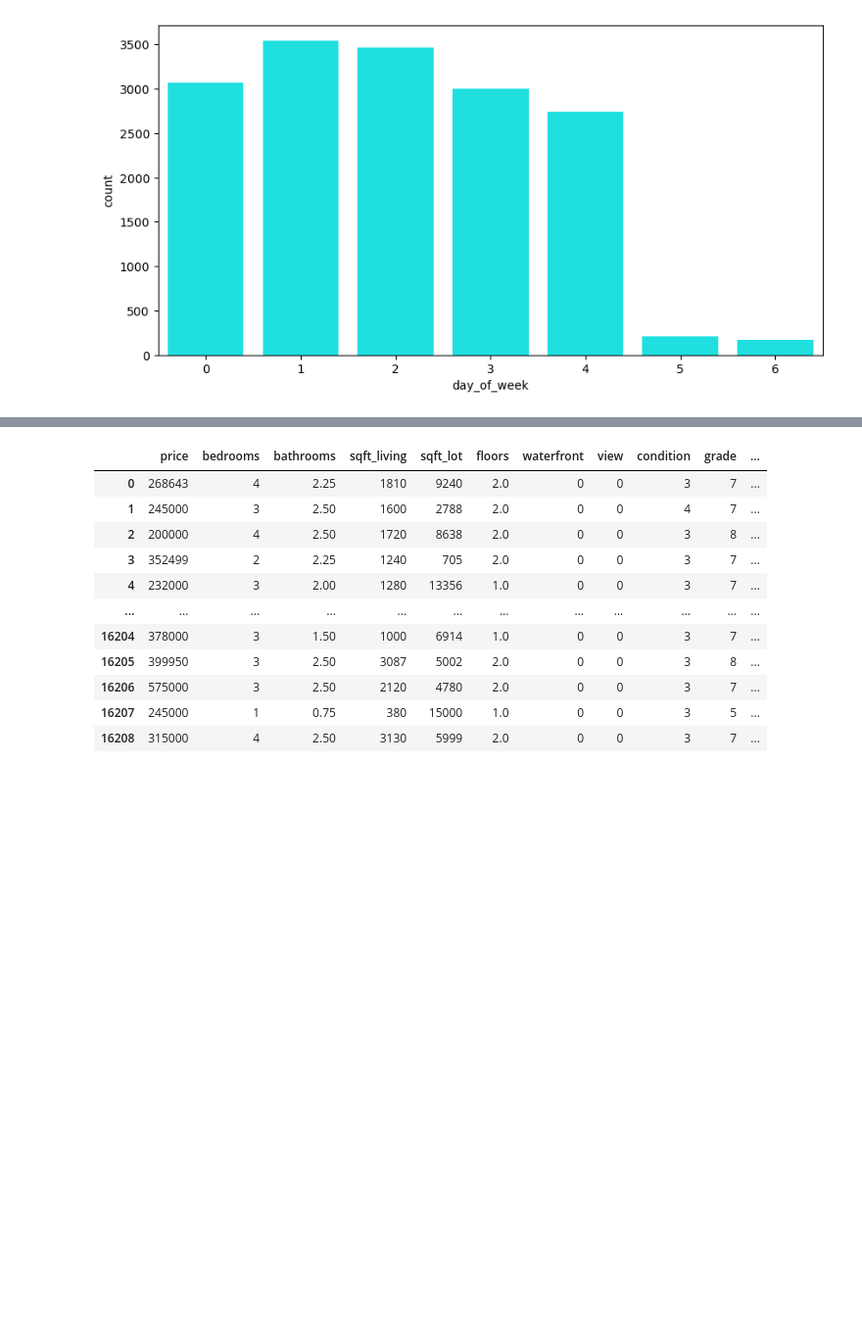
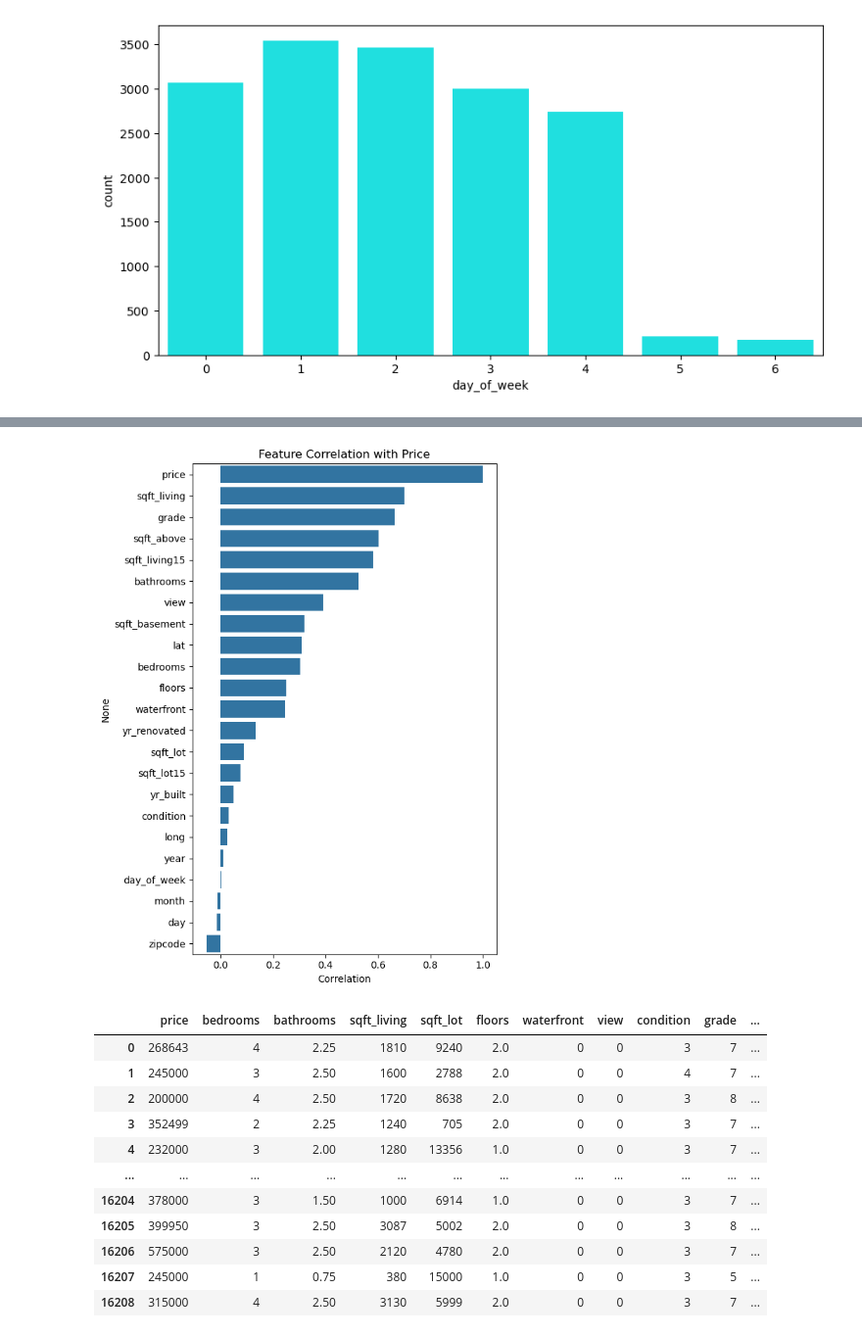
Before and after one commit to Sohan-iitr/Satellite-Imagery-Based-Property-Valuation-cdc-open-project, a Jupyter notebook: baselinemodel (only tabular data).ipynb, the cells around one changed output, grey strips where cells are left out. Shown at 98% size. Cells and saved outputs as stored; diff of their text form; code cells hidden in the pictures; blank space fills up the shorter version.

```diff
--- a/baselinemodel (only tabular data).ipynb
+++ b/baselinemodel (only tabular data).ipynb
@@ -212,3 +230,14 @@ for col in numerical_cols:
+# %%
+price_corr = corr["price"].sort_values(ascending=False)
+
+plt.figure(figsize=(6, 8))
+sns.barplot(x=price_corr.values, y=price_corr.index)
+plt.title("Feature Correlation with Price")
+plt.xlabel("Correlation")
+plt.tight_layout()
+plt.show()
+# %% [output]
+[figure, added]
 # %%
 train_data
 # %% [output]
```
Also changed, not shown: parts of 12 cells of this notebook.
